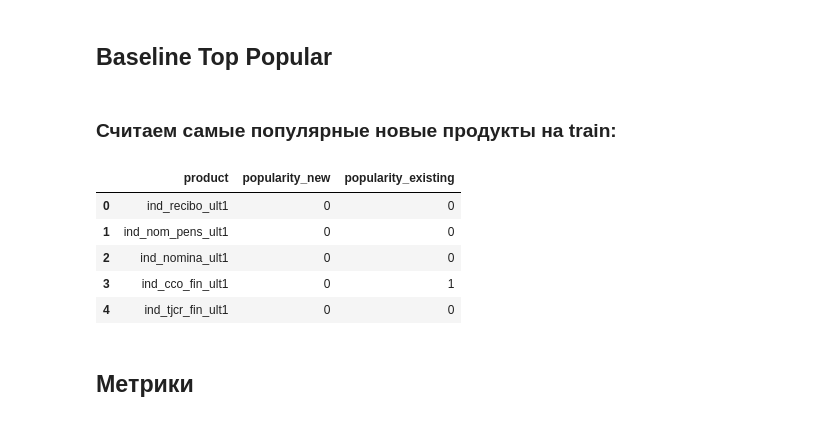
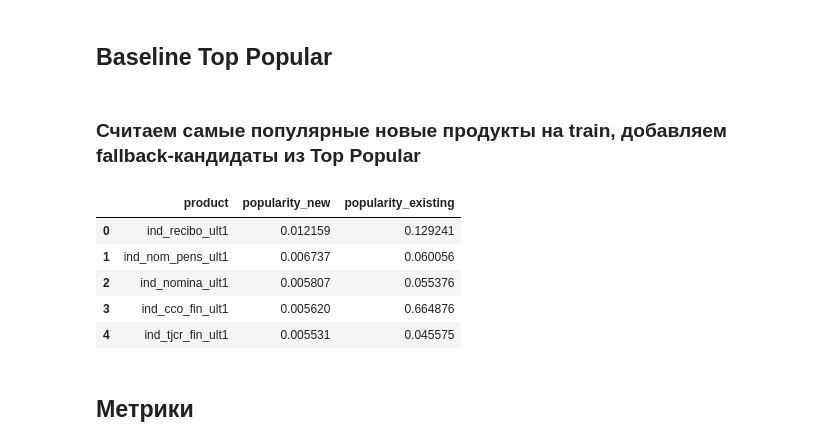
Before and after one commit to Manaam9/bank-product-recs, a Jupyter notebook: notebooks/02_modeling.ipynb, the cells around one changed output. Drawn from its saved outputs; the diff is of its cells as text; code cells hidden in the pictures.

```diff
--- a/notebooks/02_modeling.ipynb
+++ b/notebooks/02_modeling.ipynb
@@ -26,7 +26,7 @@ from implicit.als import AlternatingLeastSquares
 warnings.filterwarnings("ignore")
 pd.set_option("display.max_columns", 200)
 pd.set_option("display.max_colwidth", 300)
-pd.options.display.float_format = "{:,.0f}".format
+pd.options.display.float_format = "{:.6f}".format
 
 # Пути проекта
 PROJECT_ROOT = os.path.abspath("..")
@@ -704,30 +704,57 @@ idx2item keys sample: [0, 1, 2, 3, 4, 5, 6, 7, 8, 9]
 # %% [markdown]
 ## Baseline Top Popular
 # %% [markdown]
-### Считаем самые популярные новые продукты на train:
+### Считаем самые популярные новые продукты на train, добавляем fallback-кандидаты из Top Popular
 # %%
+# Popular products (baseline + fallback)
+
 product_popularity = train_df[target_cols].mean()
 product_popularity.index = [c.replace("target_", "") for c in product_popularity.index]
 
 product_prev_popularity = train_df[[f"prev_{p}" for p in product_cols]].mean()
-product_prev_popularity.index = [c.replace("prev_", "") for c in product_prev_popularity.index]
+product_prev_popularity.index = [
+    c.replace("prev_", "") for c in product_prev_popularity.index
+]
 
-product_popularity_df = pd.DataFrame({
-    "product": product_cols
-})
+product_popularity_df = pd.DataFrame({"product": product_cols})
 
-product_popularity_df["popularity_new"] = product_popularity_df["product"].map(product_popularity)
-product_popularity_df["popularity_existing"] = product_popularity_df["product"].map(product_prev_popularity)
-product_popularity_df = product_popularity_df.sort_values("popularity_new", ascending=False).reset_index(drop=True)
+product_popularity_df["popularity_new"] = product_popularity_df["product"].map(
+    product_popularity
+)
+product_popularity_df["popularity_existing"] = product_popularity_df["product"].map(
+    product_prev_popularity
+)
+
+product_popularity_df = product_popularity_df.sort_values(
+    "popularity_new", ascending=False
+).reset_index(drop=True)
+
+# единый источник популярных продуктов
+popular_products = product_popularity_df["product"].tolist()
+
+# мапы для фичей
+product_popularity_map = dict(
+    zip(product_popularity_df["product"], product_popularity_df["popularity_new"])
+)
+product_prev_popularity_map = dict(
+    zip(product_popularity_df["product"], product_popularity_df["popularity_existing"])
+)
+
+
+def get_top_popular_candidates(row, product_cols, popular_products, n_candidates=20):
+    existing_products = set(get_existing_products_from_prev(row, product_cols))
+    candidates = [p for p in popular_products if p not in existing_products]
+    return [(p, 0.0) for p in candidates[:n_candidates]]
+
 
 product_popularity_df.head()
 # %% [output]
 |  | product | popularity_new | popularity_existing |
-| 0 | ind_recibo_ult1 | 0 | 0 |
-| 1 | ind_nom_pens_ult1 | 0 | 0 |
-| 2 | ind_nomina_ult1 | 0 | 0 |
-| 3 | ind_cco_fin_ult1 | 0 | 1 |
-| 4 | ind_tjcr_fin_ult1 | 0 | 0 |
+| 0 | ind_recibo_ult1 | 0.012159 | 0.129241 |
+| 1 | ind_nom_pens_ult1 | 0.006737 | 0.060056 |
+| 2 | ind_nomina_ult1 | 0.005807 | 0.055376 |
+| 3 | ind_cco_fin_ult1 | 0.005620 | 0.664876 |
+| 4 | ind_tjcr_fin_ult1 | 0.005531 | 0.045575 |
 # %% [markdown]
 ## Метрики
 # %%
```
Also changed, not shown: parts of 3 cells of this notebook.
